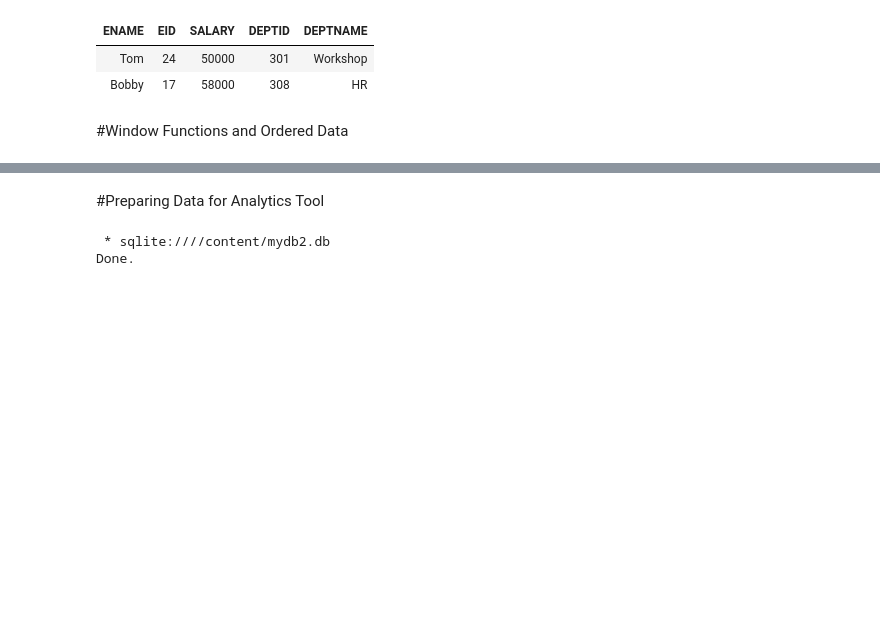
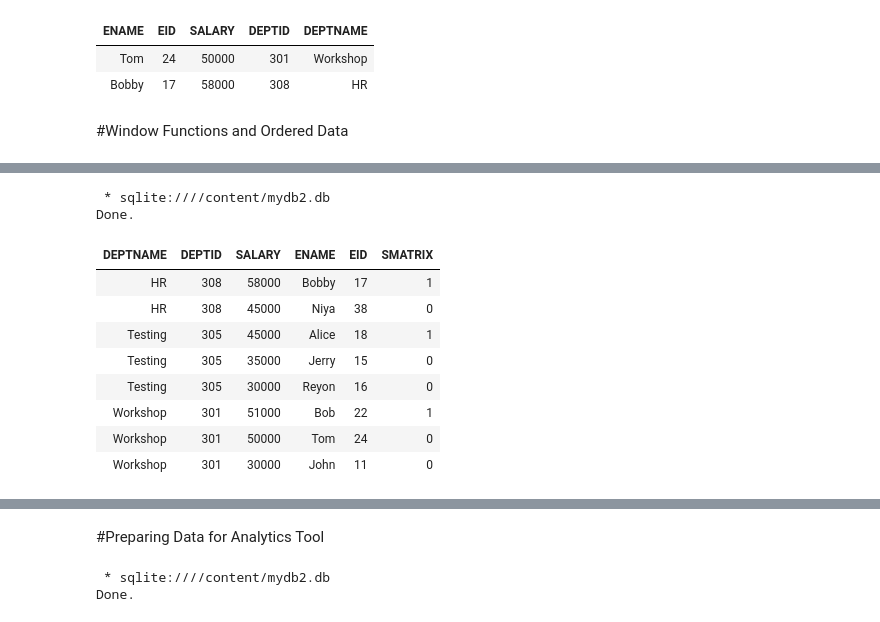
Before and after one commit to salemprakash/FoDS-Fall-2025-26, a Jupyter notebook: Module 2 Sql.ipynb, the cells around one changed output, grey strips where cells are left out. Saved outputs shown, nothing was run; the diff lists cells and outputs as text; code cells hidden in the pictures; blank space fills up the shorter version.

```diff
--- a/Module 2 Sql.ipynb
+++ b/Module 2 Sql.ipynb
@@ -497,0 +584,18 @@ Done.
+# %%
+#RANK - TOP SALARY ON THEIR DEPARTMENT
+%%sql
+SELECT DEPTNAME, DEPTID, SALARY, ENAME, EID,
+SALARY / MAX(SALARY) OVER
+(PARTITION BY DEPTNAME ORDER BY SALARY DESC) AS SMATRIX  FROM workers ORDER BY DEPTNAME
+# %% [output]
+ * sqlite:////content/mydb2.db
+Done.
+| DEPTNAME | DEPTID | SALARY | ENAME | EID | SMATRIX |
+| HR | 308 | 58000 | Bobby | 17 | 1 |
+| HR | 308 | 45000 | Niya | 38 | 0 |
+| Testing | 305 | 45000 | Alice | 18 | 1 |
+| Testing | 305 | 35000 | Jerry | 15 | 0 |
+| Testing | 305 | 30000 | Reyon | 16 | 0 |
+| Workshop | 301 | 51000 | Bob | 22 | 1 |
+| Workshop | 301 | 50000 | Tom | 24 | 0 |
+| Workshop | 301 | 30000 | John | 11 | 0 |
```
Also changed, not shown: parts of 23 cells of this notebook.
